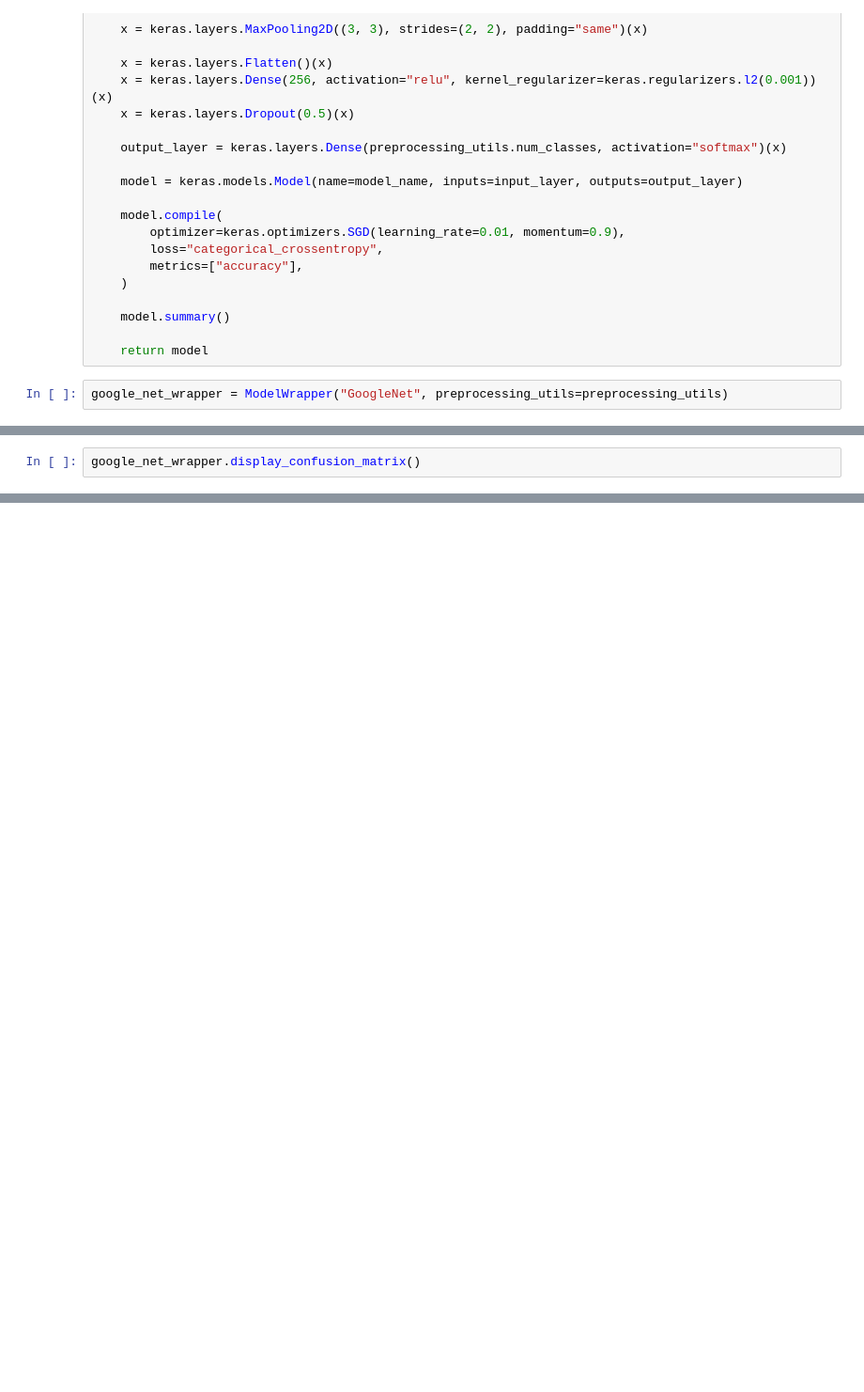
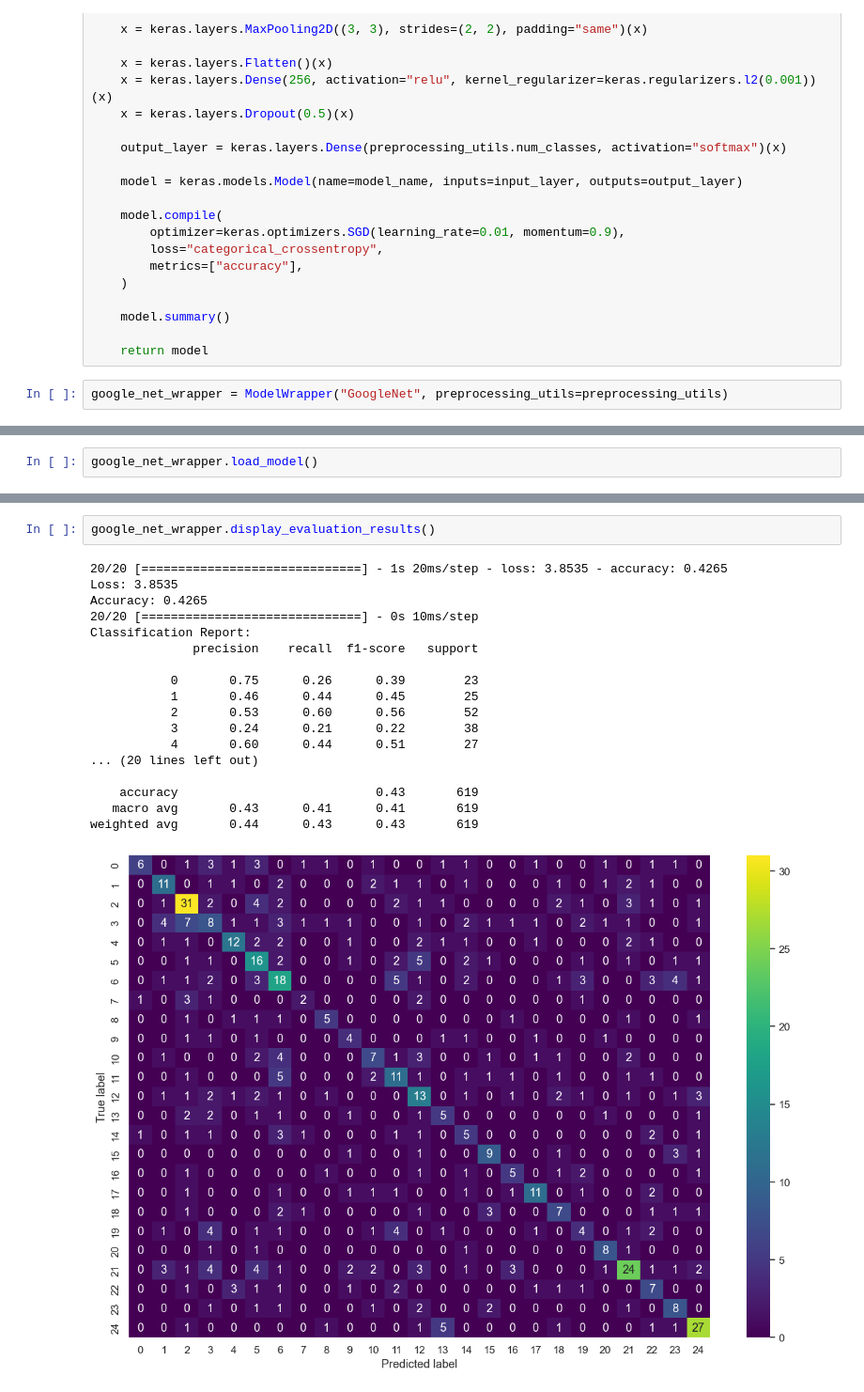
Before and after one commit to pavle99/ML-Project, a Jupyter notebook: src/models/google_net.ipynb, the cells around one changed output, grey strips where cells are left out. Shown at 94% size. Saved outputs shown, nothing was run; the diff lists cells and outputs as text; blank space fills up the shorter version.

```diff
--- a/src/models/google_net.ipynb
+++ b/src/models/google_net.ipynb
@@ -130,3 +127,3 @@ google_net_wrapper.plot_loss()
 # %%
-google_net_wrapper.display_confusion_matrix()
+google_net_wrapper.load_model()
 # %% [output]
@@ -134,0 +132,21 @@ google_net_wrapper.display_confusion_matrix()
+# %%
+google_net_wrapper.display_evaluation_results()
+# %% [output]
+20/20 [==============================] - 1s 20ms/step - loss: 3.8535 - accuracy: 0.4265
+Loss: 3.8535
+Accuracy: 0.4265
+20/20 [==============================] - 0s 10ms/step
+Classification Report:
+              precision    recall  f1-score   support
+
+           0       0.75      0.26      0.39        23
+           1       0.46      0.44      0.45        25
+           2       0.53      0.60      0.56        52
+           3       0.24      0.21      0.22        38
+           4       0.60      0.44      0.51        27
+... (20 lines left out)
+
+    accuracy                           0.43       619
+   macro avg       0.43      0.41      0.41       619
+weighted avg       0.44      0.43      0.43       619
+[figure, added]
```
Also changed, not shown: parts of 6 cells of this notebook, 8 other files.
